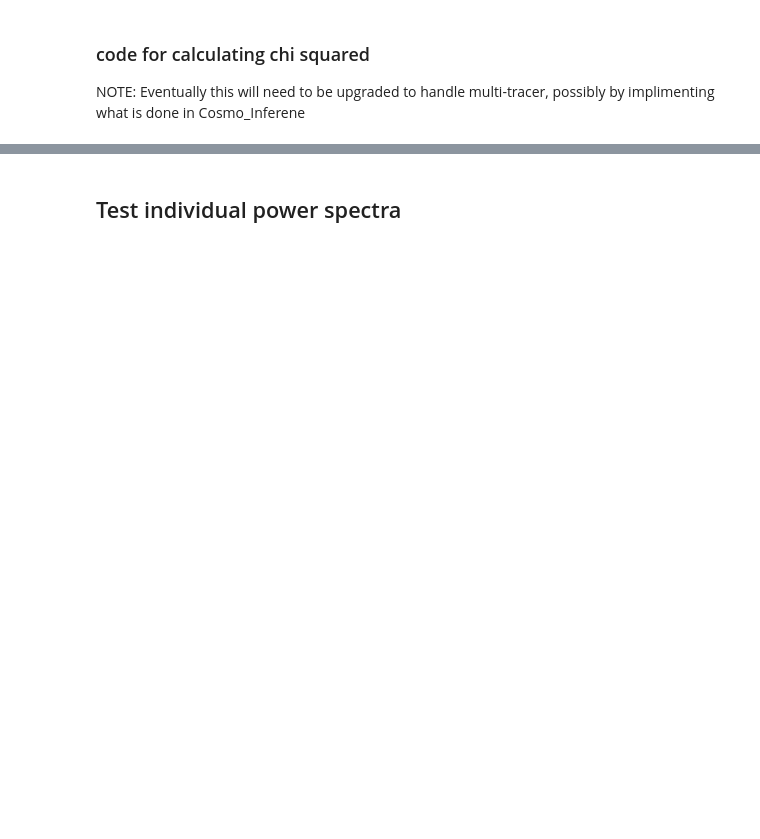
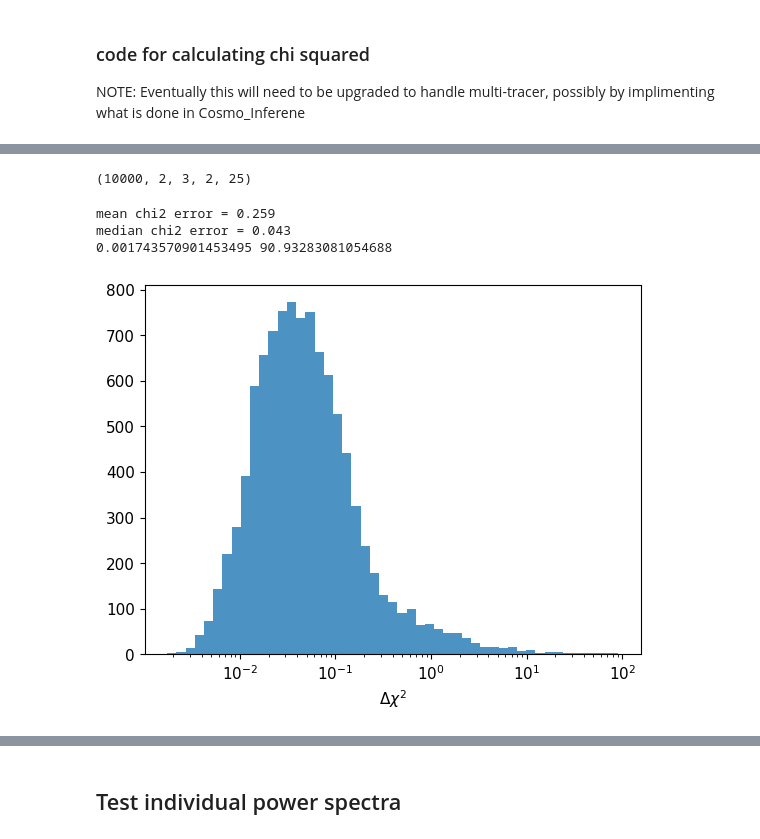
Before and after one commit to jadamo/spherex_emu, a Jupyter notebook: notebooks/Test-Network.ipynb, the cells around one changed output, grey strips where cells are left out. Saved outputs shown, nothing was run; the diff lists cells and outputs as text; code cells hidden in the pictures; blank space fills up the shorter version.

```diff
--- a/notebooks/Test-Network.ipynb
+++ b/notebooks/Test-Network.ipynb
@@ -175,12 +177,12 @@ delta_chi2 = np.zeros(len(test_data))
 
 for i in tqdm(range(len(test_data))):
 
-    params = test_data[i][0].detach().numpy()
+    params = test_data[i][0].to("cpu").detach().numpy()
     #params = test_data.get_repeat_params(i, emulator.num_zbins, emulator.num_samples)
-    pk_true = test_data.get_power_spectra(i)
+    pk_true = test_data.get_power_spectra(i).to("cpu")
     pk_pred = emulator.get_power_spectra(params)
     #chi2 = emulator.loss_function(torch.from_numpy(pk_pred), pk_true, emulator.invcov)
-    chi2 = delta_chi_squared(torch.from_numpy(pk_pred).unsqueeze(0), pk_true, emulator.invcov)
+    chi2 = delta_chi_squared(torch.from_numpy(pk_pred).unsqueeze(0), pk_true, emulator.invcov.to("cpu"))
     delta_chi2[i] = chi2
 
     #pk_true = normalize(pk_true, config_dict["min_norm_v"], config_dict["max_norm_v"])
@@ -190,17 +192,25 @@ for i in tqdm(range(len(test_data))):
 
 pk_error = np.array(pk_error)
 print(pk_error.shape)
+# %% [output]
+(10000, 2, 3, 2, 25)
 # %%
-print("mean chi2 error = {:0.2f}".format(np.mean((delta_chi2))))
+print("mean chi2 error = {:0.3f}".format(np.mean((delta_chi2))))
+print("median chi2 error = {:0.3f}".format(np.median(delta_chi2)))
 
 print(np.amin(delta_chi2), np.amax(delta_chi2))
 
 plt.hist(delta_chi2, bins=np.geomspace(np.amin(delta_chi2), np.amax(delta_chi2), 50), alpha=0.8)
 plt.xscale("log")
-plt.xlabel(r"$\left< \Delta \chi^2\right>$")
+plt.xlabel(r"$\Delta \chi^2$")
 cmap="RdBu"
 #extents = [2e6, 1e10]
 extents = [-0.15, 0.15]
 #plt.hist(chi2_error, bins=40)
 #plot_heatmap(test_data.params.detach().numpy(), delta_chi2, r"$|\chi^2_{emulator} - \chi^2_{true}|}$", extents, cmap, False, median=False)
+# %% [output]
+mean chi2 error = 0.259
+median chi2 error = 0.043
+0.001743570901453495 90.93283081054688
+[figure, added]
 # %%
```
Also changed, not shown: parts of 7 cells of this notebook, 1 other file.
